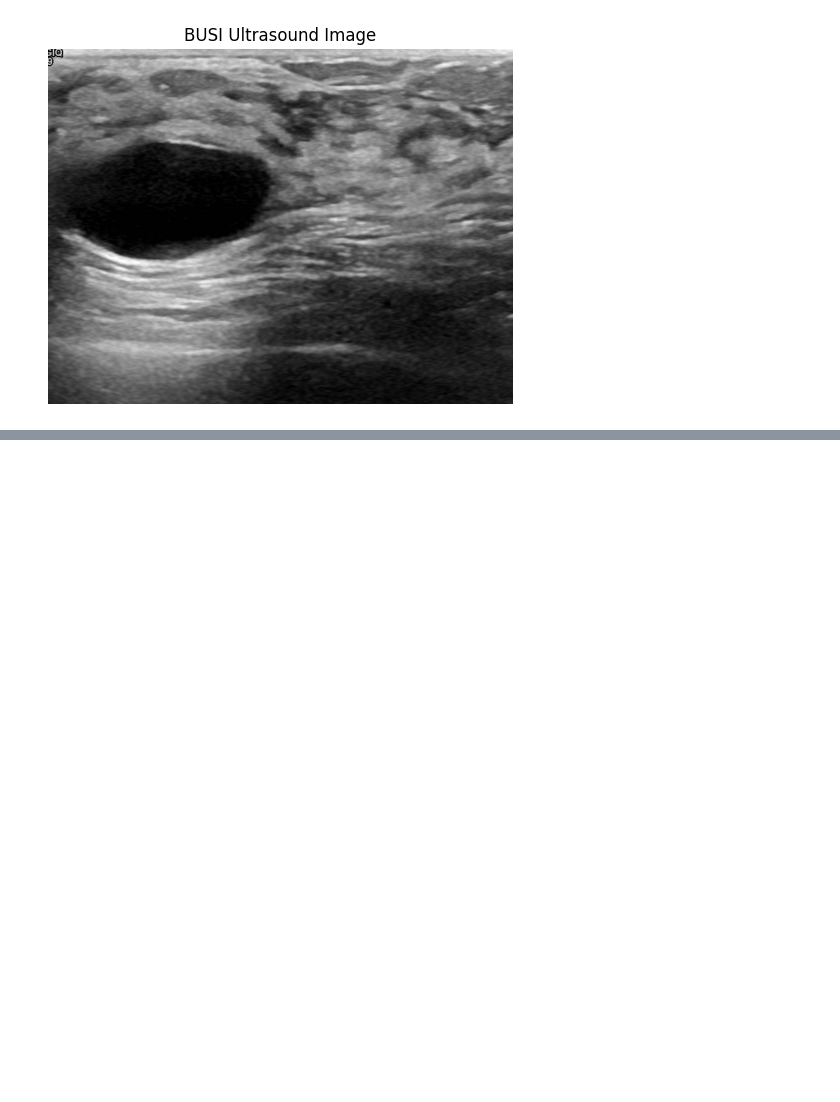
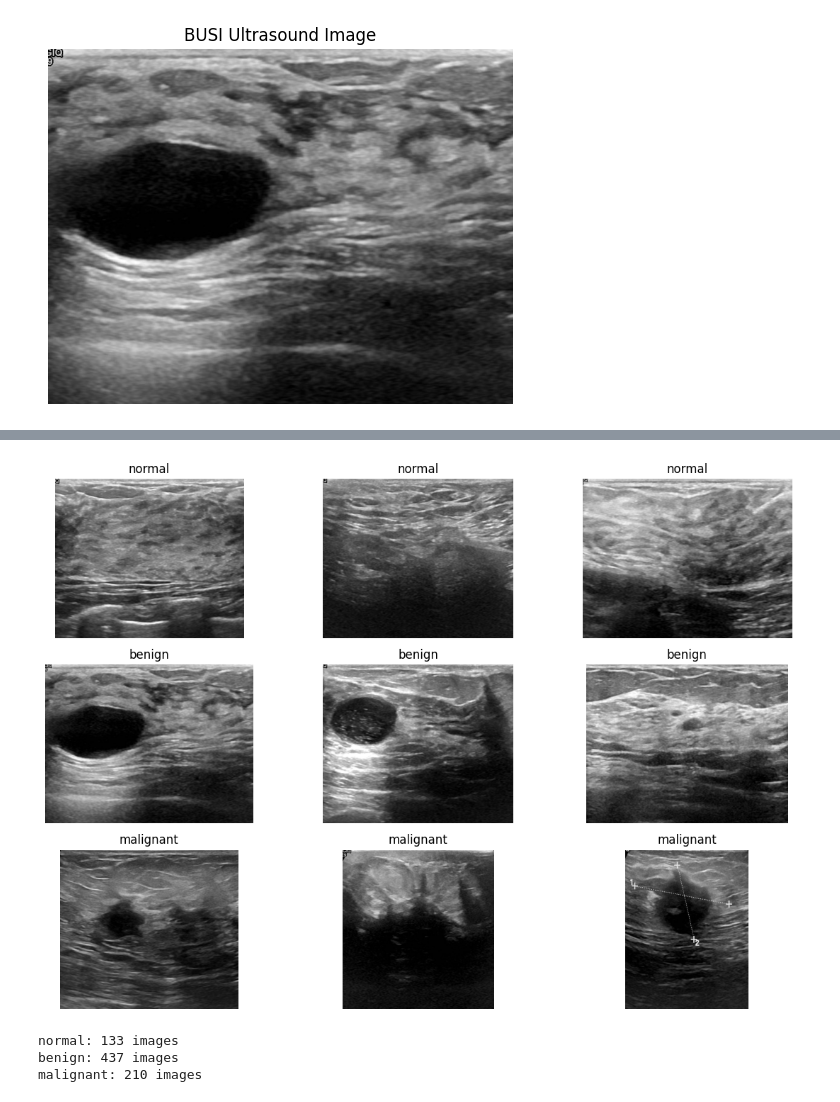
Before and after one commit to aribarahmanii/Breasttumor, a Jupyter notebook: dataset.ipynb, the cells around one changed output, grey strips where cells are left out. Cells and saved outputs as stored; diff of their text form; code cells hidden in the pictures; blank space fills up the shorter version.

```diff
--- a/dataset.ipynb
+++ b/dataset.ipynb
@@ -107,0 +185,55 @@ Image mode: RGB
+# %%
+import matplotlib.pyplot as plt
+from PIL import Image
+import os
+
+classes = ['normal', 'benign', 'malignant']
+
+plt.figure(figsize=(12, 8))
+
+plot_number = 1
+
+for cls in classes:
+    folder = os.path.join(root, cls)
+
+    images = [
+        f for f in os.listdir(folder)
+        if f.lower().endswith('.png') and '_mask' not in f.lower()
+    ]
+
+    # Show first 3 images
+    for image_file in images[:3]:
+        image_path = os.path.join(folder, image_file)
+
+        image = Image.open(image_path)
+
+        plt.subplot(3, 3, plot_number)
+        plt.imshow(image)
+        plt.title(cls)
+        plt.axis('off')
+
+        plot_number += 1
+
+plt.tight_layout()
+plt.show()
+# %% [output]
+[figure, added]
+# %%
+import os
+from collections import Counter
+
+root = '/content/data/Dataset_BUSI_with_GT'
+
+for cls in ['normal', 'benign', 'malignant']:
+    folder = os.path.join(root, cls)
+
+    images = [
+        f for f in os.listdir(folder)
+        if f.lower().endswith('.png') and '_mask' not in f.lower()
+    ]
+
+    print(f"{cls}: {len(images)} images")
+# %% [output]
+normal: 133 images
+benign: 437 images
+malignant: 210 images
```
Also changed, not shown: parts of 21 cells of this notebook.
